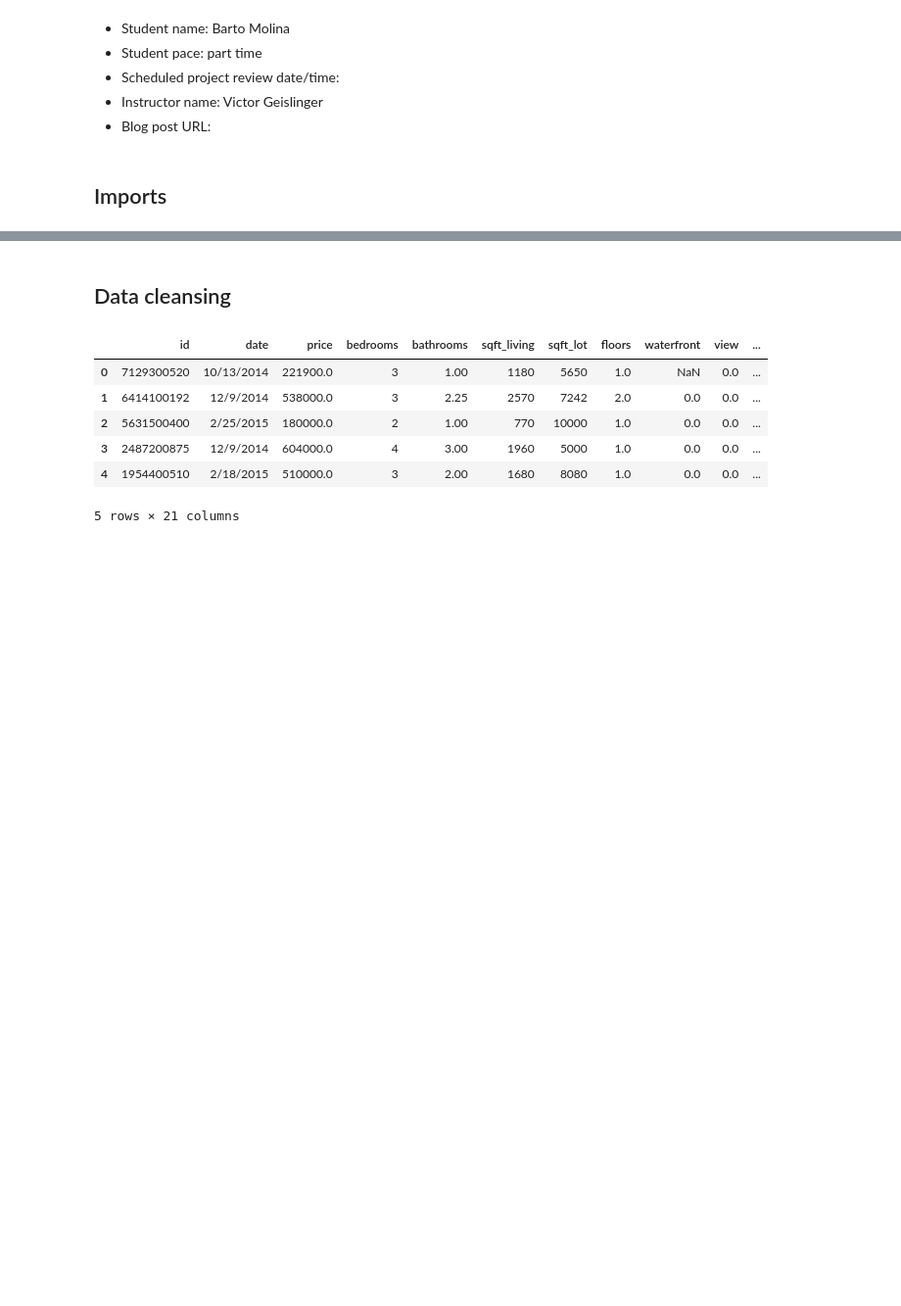
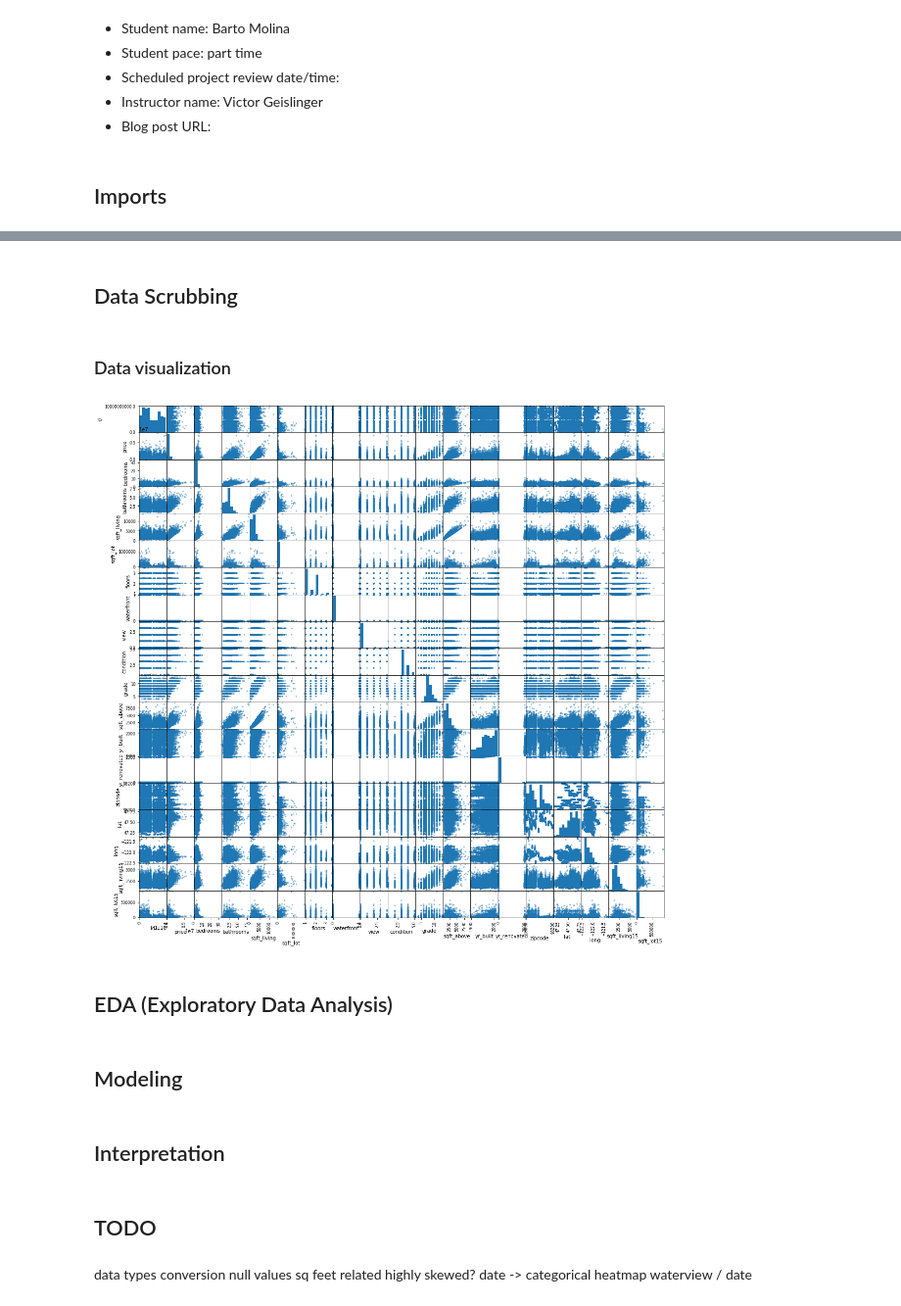
Before and after one commit to bartomolina/dsmod1project, a Jupyter notebook: student.ipynb, the cells around one changed output, grey strips where cells are left out. Shown: that part at 98% size. Saved outputs shown, nothing was run; the diff lists cells and outputs as text; code cells hidden in the pictures; blank space fills up the shorter version.

```diff
--- a/student.ipynb
+++ b/student.ipynb
@@ -45,13 +72,23 @@ memory usage: 3.5+ MB
 # %% [markdown]
-## Data cleansing
+## Data Scrubbing
-# %%
-
-df.head()
-# %% [output]
-|  | id | date | price | bedrooms | bathrooms | sqft_living | sqft_lot | floors | waterfront | view | ... |
-| 0 | 7129300520 | 10/13/2014 | 221900.0 | 3 | 1.00 | 1180 | 5650 | 1.0 | NaN | 0.0 | ... |
-| 1 | 6414100192 | 12/9/2014 | 538000.0 | 3 | 2.25 | 2570 | 7242 | 2.0 | 0.0 | 0.0 | ... |
-| 2 | 5631500400 | 2/25/2015 | 180000.0 | 2 | 1.00 | 770 | 10000 | 1.0 | 0.0 | 0.0 | ... |
-| 3 | 2487200875 | 12/9/2014 | 604000.0 | 4 | 3.00 | 1960 | 5000 | 1.0 | 0.0 | 0.0 | ... |
-| 4 | 1954400510 | 2/18/2015 | 510000.0 | 3 | 2.00 | 1680 | 8080 | 1.0 | 0.0 | 0.0 | ... |
-5 rows × 21 columns
+# %% [markdown]
+### Data visualization
+# %%
+pd.plotting.scatter_matrix(df, figsize  = [19, 19]);
+# %% [output]
+[figure, added]
+# %% [markdown]
+## EDA (Exploratory Data Analysis)
+# %% [markdown]
+## Modeling
+# %% [markdown]
+## Interpretation
+# %% [markdown]
+## TODO
+# %% [markdown]
+data types conversion
+null values
+sq feet related highly skewed?
+date -> categorical
+heatmap
+waterview / date
```
Also changed, not shown: parts of 8 cells of this notebook.
